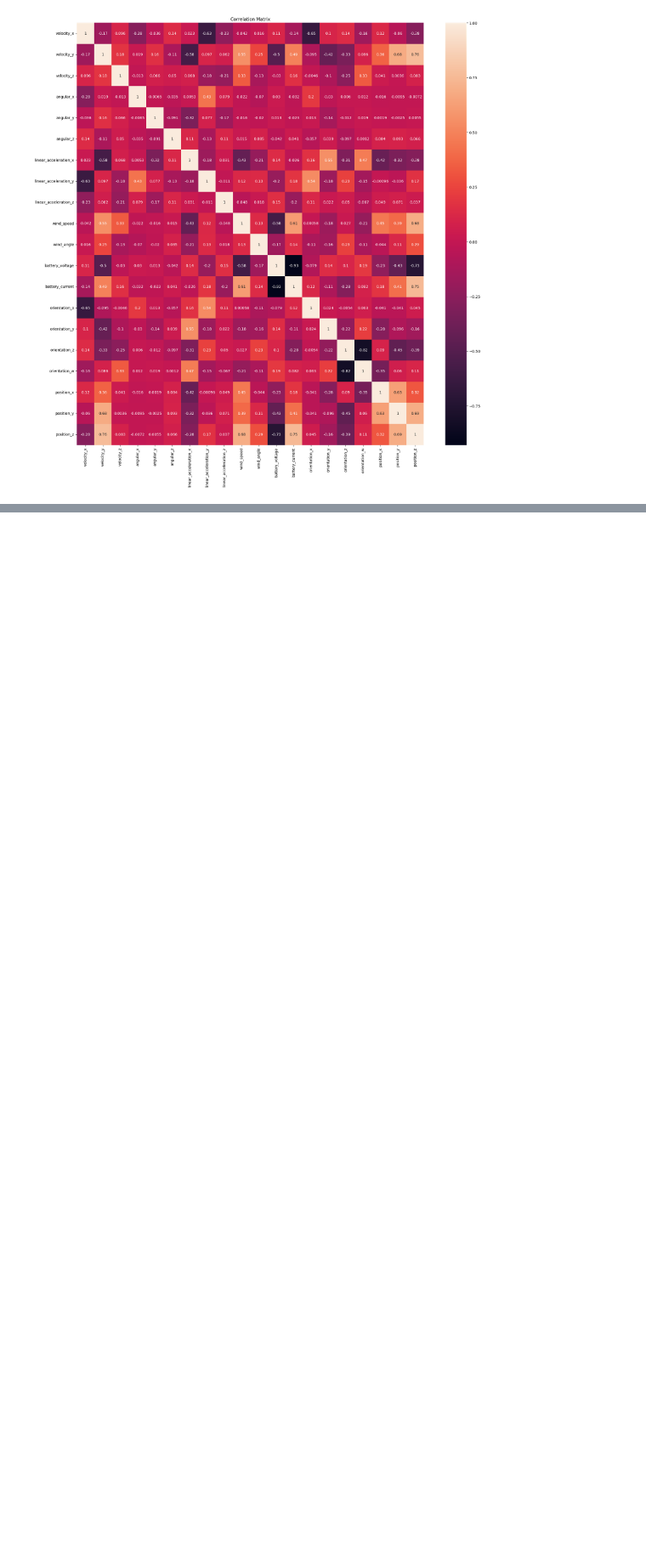
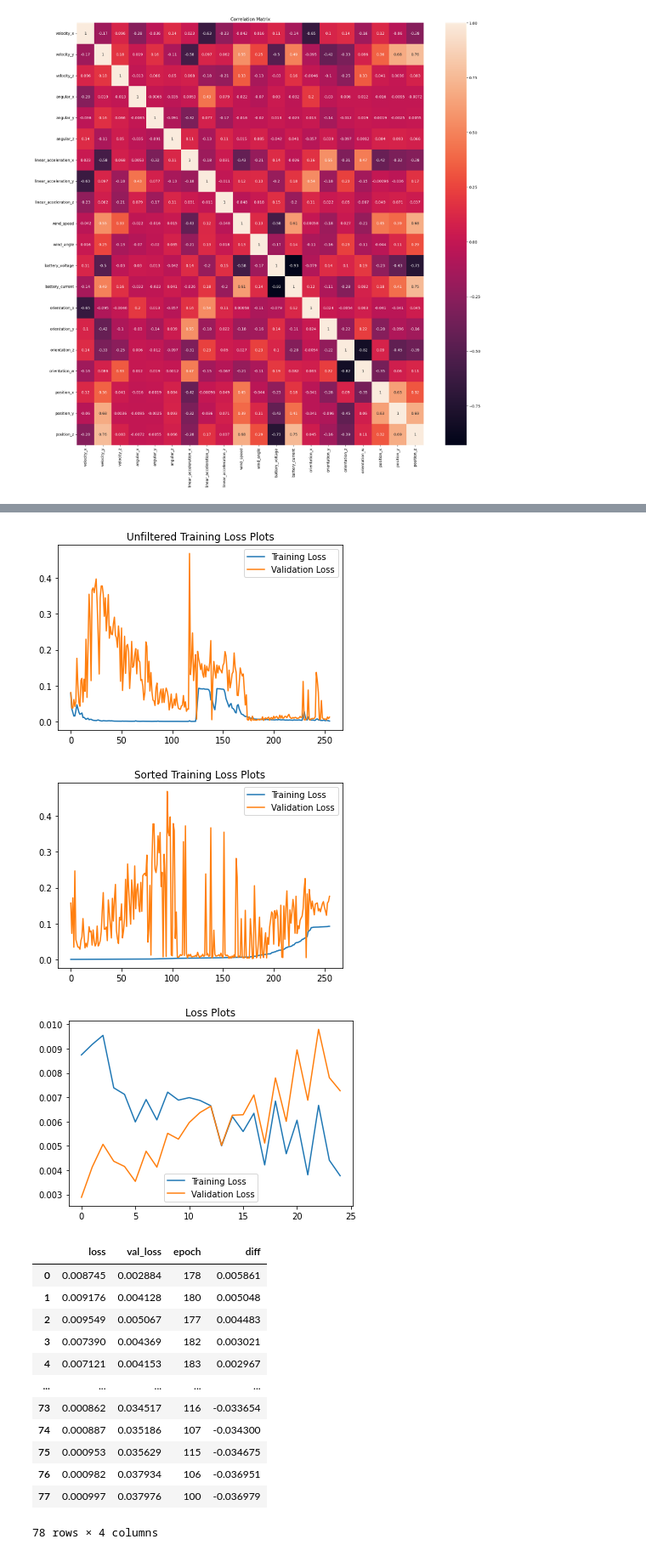
Before and after one commit to jeliser/sandbox, a Jupyter notebook: jupyter/deep_learning/uav_altitude/timeseries_deep_learning.ipynb, the cells around one changed output, grey strips where cells are left out. Shown at 85% size. Saved outputs shown, nothing was run; the diff lists cells and outputs as text; code cells hidden in the pictures; blank space fills up the shorter version.

```diff
--- a/jupyter/deep_learning/uav_altitude/timeseries_deep_learning.ipynb
+++ b/jupyter/deep_learning/uav_altitude/timeseries_deep_learning.ipynb
@@ -232,0 +236,39 @@ Epoch 1/20
+# %%
+%matplotlib inline
+
+# Let's find the BEST epoch from our model training session
+loss = pd.DataFrame()
+loss['loss'] = pd.Series(history.history['loss'])
+loss['val_loss'] = pd.Series(history.history['val_loss'])
+loss['epoch'] = pd.Series(loss.index)
+loss['diff'] = loss['loss'] - loss['val_loss']
+loss_sorted = loss.sort_values(['loss', 'val_loss'], ascending=True, ignore_index=True)
+
+# Save the history to CSV for use in later
+pd.DataFrame(loss).to_csv(os.path.join(os.path.dirname(checkpoint_filepath), '.history.csv'), index_label='index')
+
+# Show the computed results
+plot_history(history.history, title='Unfiltered Training Loss Plots')
+plot_history(loss_sorted, title='Sorted Training Loss Plots')
+
+loss_sorted = loss_sorted[loss_sorted['loss'] < 0.01].sort_values(['diff'], ascending=False, ignore_index=True)
+plot_history(loss_sorted[:25])
+loss_sorted[:78]
+#loss_sorted[loss_sorted['epoch'] == 100]
+# %% [output]
+[figure, added]
+[figure, added]
+[figure, added]
+|  | loss | val_loss | epoch | diff |
+| 0 | 0.008745 | 0.002884 | 178 | 0.005861 |
+| 1 | 0.009176 | 0.004128 | 180 | 0.005048 |
+| 2 | 0.009549 | 0.005067 | 177 | 0.004483 |
+| 3 | 0.007390 | 0.004369 | 182 | 0.003021 |
+| 4 | 0.007121 | 0.004153 | 183 | 0.002967 |
+| ... | ... | ... | ... | ... |
+| 73 | 0.000862 | 0.034517 | 116 | -0.033654 |
+| 74 | 0.000887 | 0.035186 | 107 | -0.034300 |
+| 75 | 0.000953 | 0.035629 | 115 | -0.034675 |
+| 76 | 0.000982 | 0.037934 | 106 | -0.036951 |
+| 77 | 0.000997 | 0.037976 | 100 | -0.036979 |
+78 rows × 4 columns
```
Also changed, not shown: parts of 14 cells of this notebook, 1 other file.
